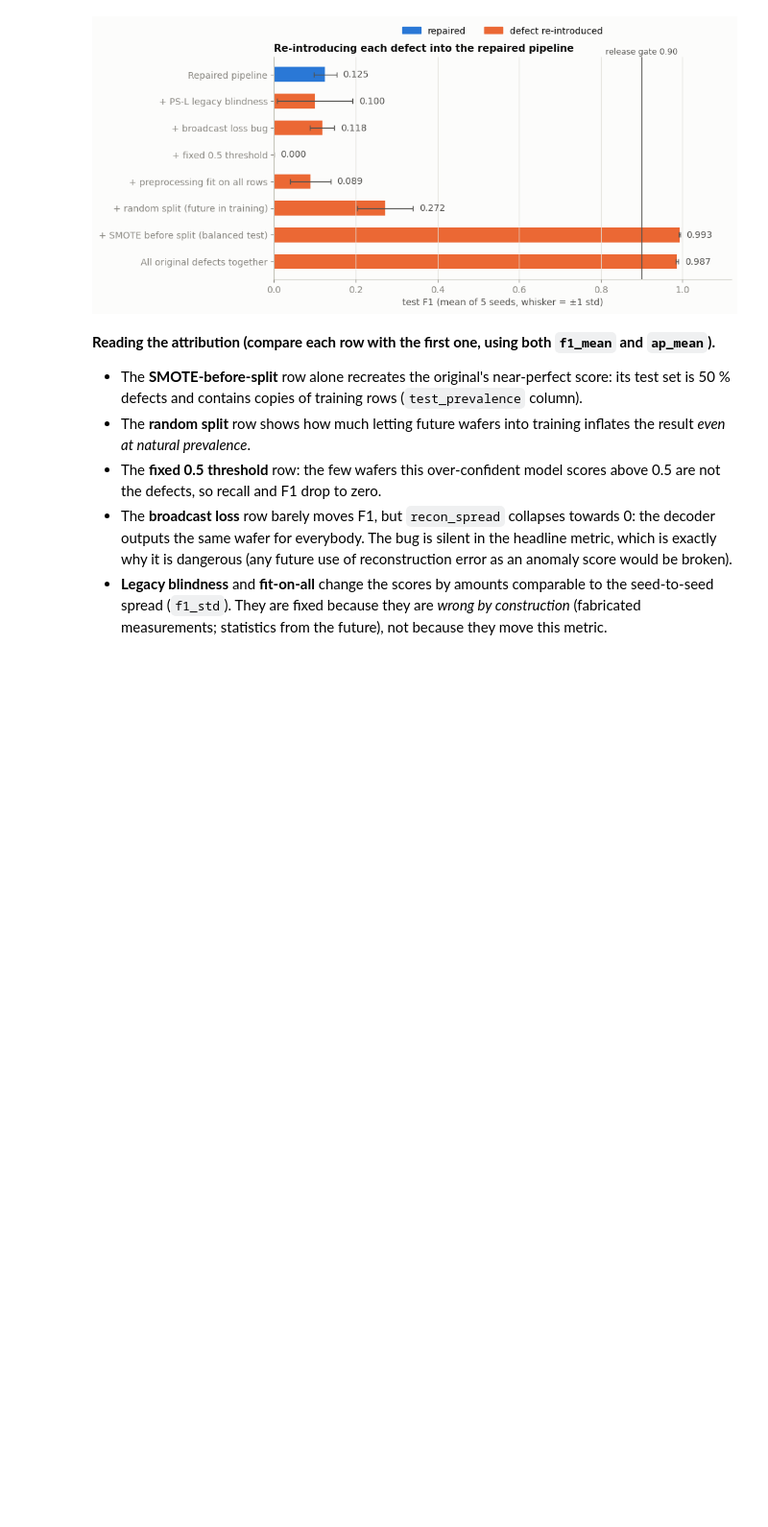
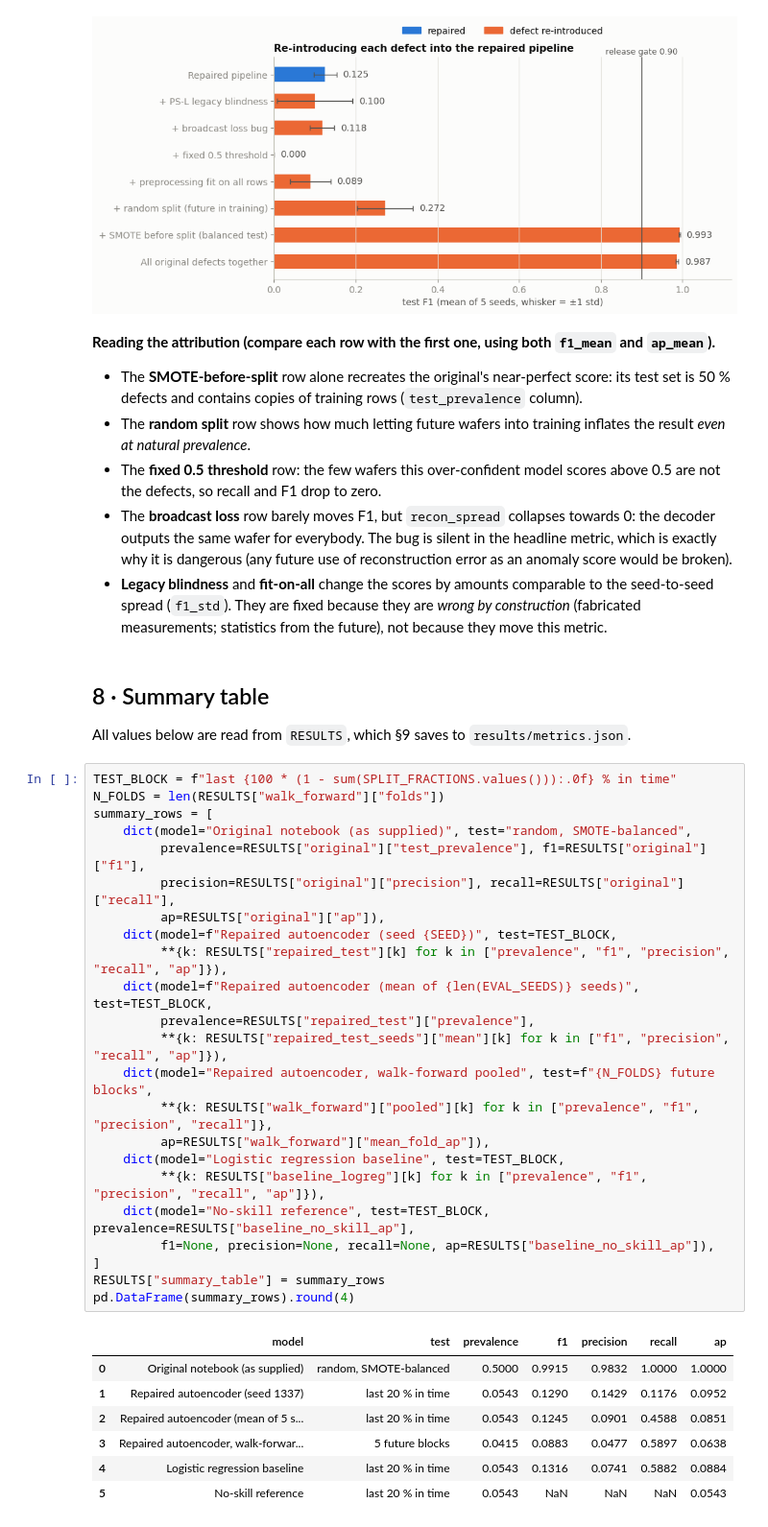
Before and after one commit to PROSTLE/Wafer-Guard, a Jupyter notebook: wafer_guard_fixed.ipynb, the cells around one changed output. Shown at 96% size. Saved outputs shown, nothing was run; the diff lists cells and outputs as text; blank space fills up the shorter version.

Commit message:
Add summary table of all evaluations

```diff
--- a/wafer_guard_fixed.ipynb
+++ b/wafer_guard_fixed.ipynb
@@ -1189,3 +1189,38 @@ save_fig(fig, "07_bug_attribution")
 * **Legacy blindness** and **fit-on-all** change the scores by amounts comparable to the
   seed-to-seed spread (`f1_std`). They are fixed because they are *wrong by construction*
   (fabricated measurements; statistics from the future), not because they move this metric.
+# %% [markdown]
+## 8 · Summary table
+
+All values below are read from `RESULTS`, which §9 saves to `results/metrics.json`.
+# %%
+TEST_BLOCK = f"last {100 * (1 - sum(SPLIT_FRACTIONS.values())):.0f} % in time"
+N_FOLDS = len(RESULTS["walk_forward"]["folds"])
+summary_rows = [
+    dict(model="Original notebook (as supplied)", test="random, SMOTE-balanced",
+         prevalence=RESULTS["original"]["test_prevalence"], f1=RESULTS["original"]["f1"],
+         precision=RESULTS["original"]["precision"], recall=RESULTS["original"]["recall"],
+         ap=RESULTS["original"]["ap"]),
+    dict(model=f"Repaired autoencoder (seed {SEED})", test=TEST_BLOCK,
+         **{k: RESULTS["repaired_test"][k] for k in ["prevalence", "f1", "precision", "recall", "ap"]}),
+    dict(model=f"Repaired autoencoder (mean of {len(EVAL_SEEDS)} seeds)", test=TEST_BLOCK,
+         prevalence=RESULTS["repaired_test"]["prevalence"],
+         **{k: RESULTS["repaired_test_seeds"]["mean"][k] for k in ["f1", "precision", "recall", "ap"]}),
+    dict(model="Repaired autoencoder, walk-forward pooled", test=f"{N_FOLDS} future blocks",
+         **{k: RESULTS["walk_forward"]["pooled"][k] for k in ["prevalence", "f1", "precision", "recall"]},
+         ap=RESULTS["walk_forward"]["mean_fold_ap"]),
+    dict(model="Logistic regression baseline", test=TEST_BLOCK,
+         **{k: RESULTS["baseline_logreg"][k] for k in ["prevalence", "f1", "precision", "recall", "ap"]}),
+    dict(model="No-skill reference", test=TEST_BLOCK, prevalence=RESULTS["baseline_no_skill_ap"],
+         f1=None, precision=None, recall=None, ap=RESULTS["baseline_no_skill_ap"]),
+]
+RESULTS["summary_table"] = summary_rows
+pd.DataFrame(summary_rows).round(4)
+# %% [output]
+|  | model | test | prevalence | f1 | precision | recall | ap |
+| 0 | Original notebook (as supplied) | random, SMOTE-balanced | 0.5000 | 0.9915 | 0.9832 | 1.0000 | 1.0000 |
+| 1 | Repaired autoencoder (seed 1337) | last 20 % in time | 0.0543 | 0.1290 | 0.1429 | 0.1176 | 0.0952 |
+| 2 | Repaired autoencoder (mean of 5 s... | last 20 % in time | 0.0543 | 0.1245 | 0.0901 | 0.4588 | 0.0851 |
+| 3 | Repaired autoencoder, walk-forwar... | 5 future blocks | 0.0415 | 0.0883 | 0.0477 | 0.5897 | 0.0638 |
+| 4 | Logistic regression baseline | last 20 % in time | 0.0543 | 0.1316 | 0.0741 | 0.5882 | 0.0884 |
+| 5 | No-skill reference | last 20 % in time | 0.0543 | NaN | NaN | NaN | 0.0543 |
```
